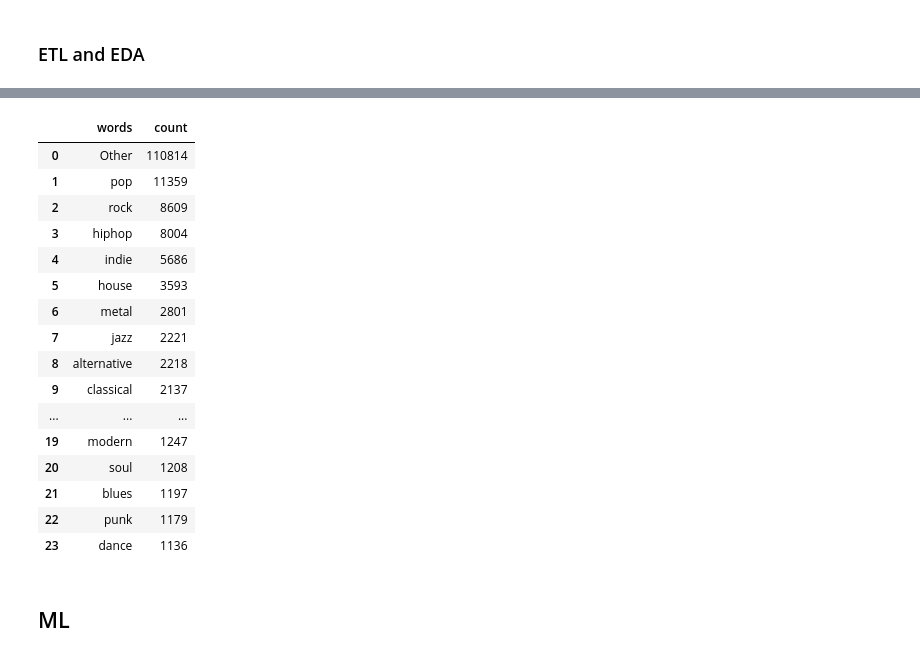
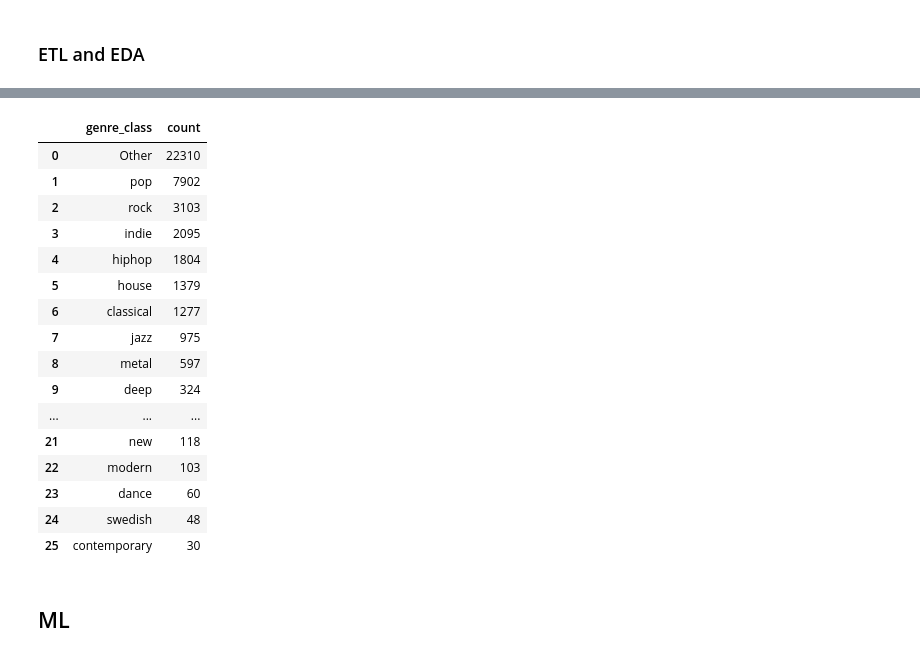
Before and after one commit to dejse/spotify-recommendation-streamlit, a Jupyter notebook: notebooks/E2E.ipynb, the cells around one changed output, grey strips where cells are left out. Cells and saved outputs as stored; diff of their text form; code cells hidden in the pictures.

Commit message:
refactor genre table

```diff
--- a/notebooks/E2E.ipynb
+++ b/notebooks/E2E.ipynb
@@ -166,31 +234,31 @@ con.query("summarize features").df()
 # %%
 # Count songs by genre word
 sql = """
     select
-        words, count(words) as count
+        genre_class, count(genre_class) as count
     from features
-    group by words
-    order by count(words) desc
+    group by genre_class
+    order by count(genre_class) desc
 """
 con.query(sql).df()
 # %% [output]
-|  | words | count |
-| 0 | Other | 110814 |
-| 1 | pop | 11359 |
-| 2 | rock | 8609 |
-| 3 | hiphop | 8004 |
-| 4 | indie | 5686 |
-| 5 | house | 3593 |
-| 6 | metal | 2801 |
-| 7 | jazz | 2221 |
-| 8 | alternative | 2218 |
-| 9 | classical | 2137 |
+|  | genre_class | count |
+| 0 | Other | 22310 |
+| 1 | pop | 7902 |
+| 2 | rock | 3103 |
+| 3 | indie | 2095 |
+| 4 | hiphop | 1804 |
+| 5 | house | 1379 |
+| 6 | classical | 1277 |
+| 7 | jazz | 975 |
+| 8 | metal | 597 |
+| 9 | deep | 324 |
 | ... | ... | ... |
-| 19 | modern | 1247 |
-| 20 | soul | 1208 |
-| 21 | blues | 1197 |
-| 22 | punk | 1179 |
-| 23 | dance | 1136 |
+| 21 | new | 118 |
+| 22 | modern | 103 |
+| 23 | dance | 60 |
+| 24 | swedish | 48 |
+| 25 | contemporary | 30 |
 # %% [markdown]
 ## ML
 # %%
```
Also changed, not shown: parts of 6 cells of this notebook.
